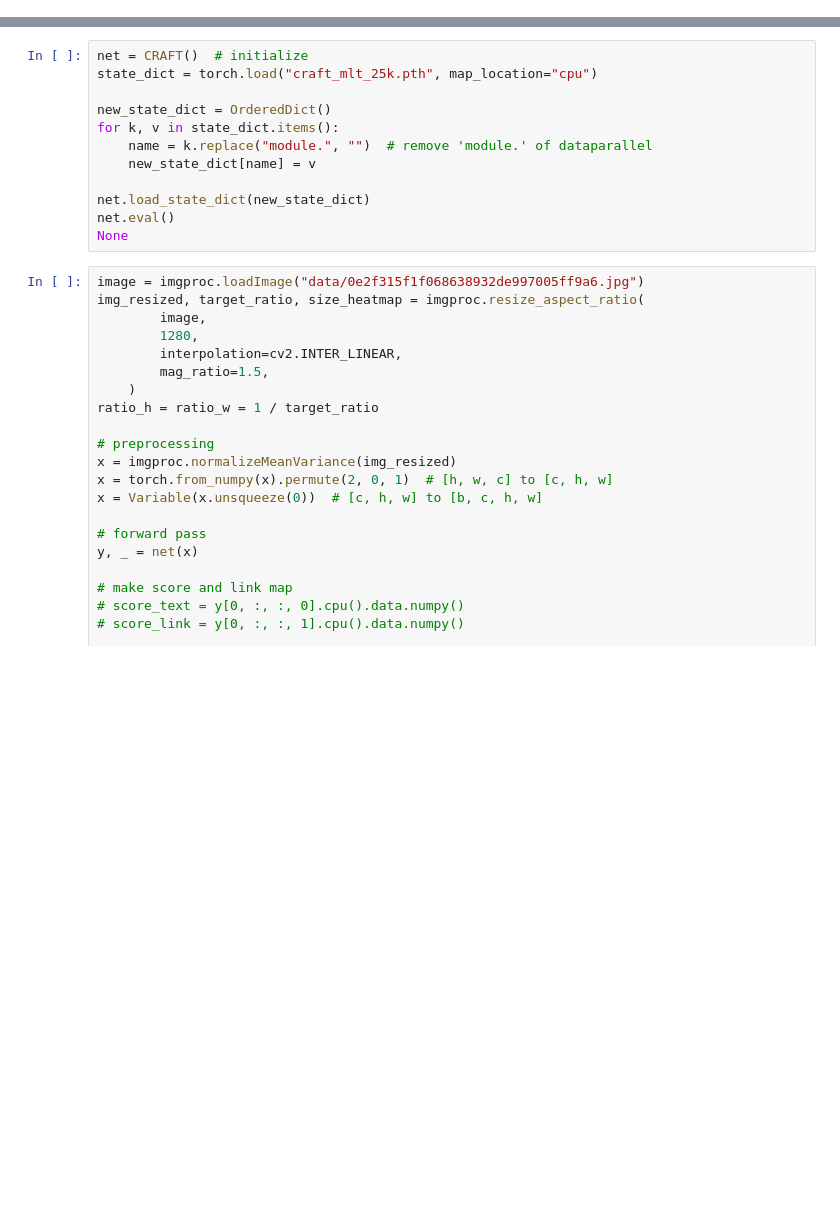
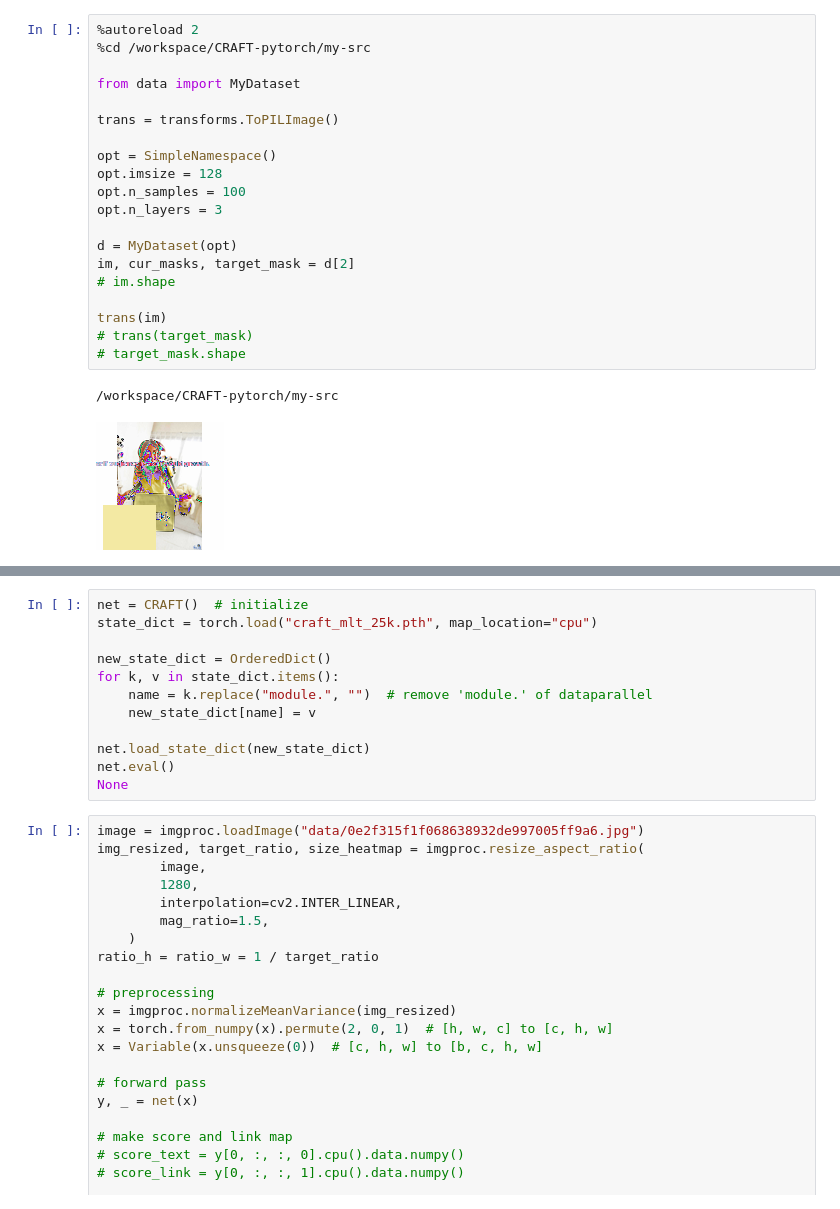
Before and after one commit to w121211/CRAFT-pytorch, a Jupyter notebook: debug.ipynb, the cells around one changed output, grey strips where cells are left out. Drawn from its saved outputs; the diff is of its cells as text; blank space fills up the shorter version.

```diff
--- a/debug.ipynb
+++ b/debug.ipynb
@@ -24,0 +22,23 @@ from PIL import Image, ImageDraw
+# %%
+%autoreload 2
+%cd /workspace/CRAFT-pytorch/my-src
+
+from data import MyDataset
+
+trans = transforms.ToPILImage()
+
+opt = SimpleNamespace()
+opt.imsize = 128
+opt.n_samples = 100
+opt.n_layers = 3
+
+d = MyDataset(opt)
+im, cur_masks, target_mask = d[2]
+# im.shape
+
+trans(im)
+# trans(target_mask)
+# target_mask.shape
+# %% [output]
+/workspace/CRAFT-pytorch/my-src
+[figure, added]
```
Also changed, not shown: parts of 9 cells of this notebook, 14 other files.
